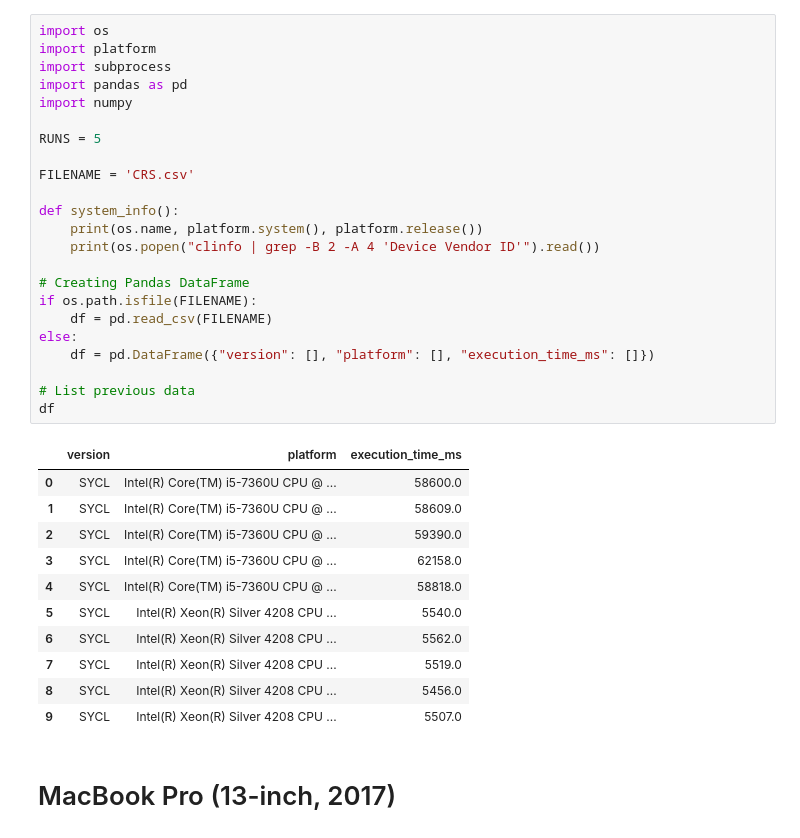
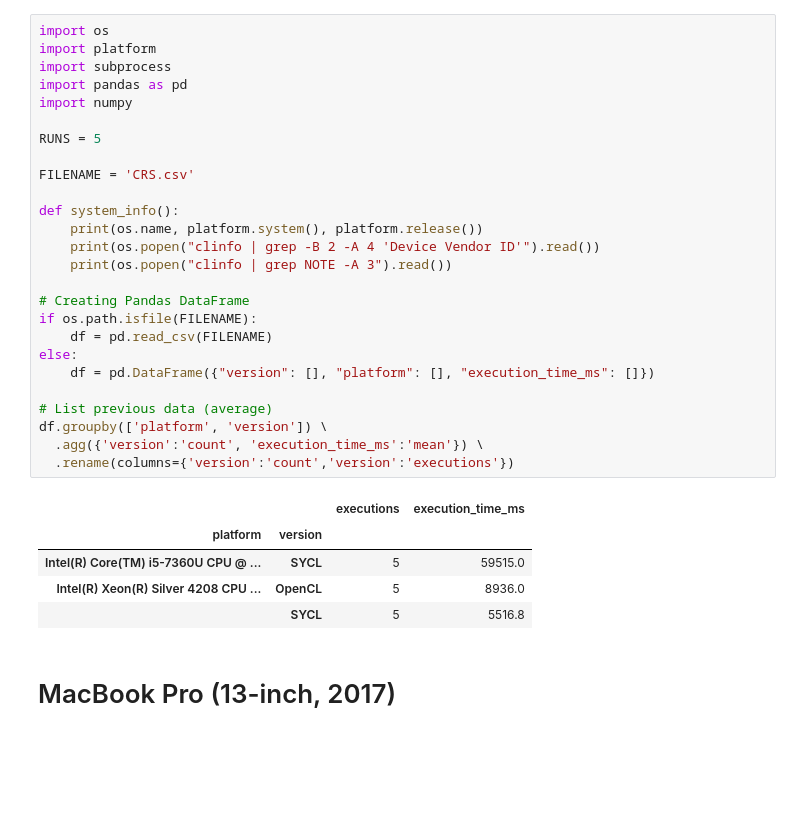
Before and after one commit to menotti/oil_gas_fpga, a Jupyter notebook: apps/CRS/CRS.ipynb, the cells around one changed output. Drawn from its saved outputs; the diff is of its cells as text; blank space fills up the shorter version.

```diff
--- a/apps/CRS/CRS.ipynb
+++ b/apps/CRS/CRS.ipynb
@@ -1,38 +1,35 @@
 # %%
 import os
 import platform
 import subprocess
 import pandas as pd
 import numpy
 
 RUNS = 5
 
 FILENAME = 'CRS.csv'
 
 def system_info():
     print(os.name, platform.system(), platform.release())
     print(os.popen("clinfo | grep -B 2 -A 4 'Device Vendor ID'").read())
+    print(os.popen("clinfo | grep NOTE -A 3").read())
 
 # Creating Pandas DataFrame
 if os.path.isfile(FILENAME):
     df = pd.read_csv(FILENAME)
 else:
     df = pd.DataFrame({"version": [], "platform": [], "execution_time_ms": []})
 
-# List previous data
-df
+# List previous data (average)
+df.groupby(['platform', 'version']) \
+  .agg({'version':'count', 'execution_time_ms':'mean'}) \
+  .rename(columns={'version':'count','version':'executions'})
 # %% [output]
-|  | version | platform | execution_time_ms |
-| 0 | SYCL | Intel(R) Core(TM) i5-7360U CPU @ ... | 58600.0 |
-| 1 | SYCL | Intel(R) Core(TM) i5-7360U CPU @ ... | 58609.0 |
-| 2 | SYCL | Intel(R) Core(TM) i5-7360U CPU @ ... | 59390.0 |
-| 3 | SYCL | Intel(R) Core(TM) i5-7360U CPU @ ... | 62158.0 |
-| 4 | SYCL | Intel(R) Core(TM) i5-7360U CPU @ ... | 58818.0 |
-| 5 | SYCL | Intel(R) Xeon(R) Silver 4208 CPU ... | 5540.0 |
-| 6 | SYCL | Intel(R) Xeon(R) Silver 4208 CPU ... | 5562.0 |
-| 7 | SYCL | Intel(R) Xeon(R) Silver 4208 CPU ... | 5519.0 |
-| 8 | SYCL | Intel(R) Xeon(R) Silver 4208 CPU ... | 5456.0 |
-| 9 | SYCL | Intel(R) Xeon(R) Silver 4208 CPU ... | 5507.0 |
+|  |  | executions | execution_time_ms |
+| platform | version |  |  |
+| Intel(R) Core(TM) i5-7360U CPU @ ... | SYCL | 5 | 59515.0 |
+| Intel(R) Xeon(R) Silver 4208 CPU ... | OpenCL | 5 | 8936.0 |
+|  | SYCL | 5 | 5516.8 |
 # %% [markdown]
 # MacBook Pro (13-inch, 2017)
 # %%
```
Also changed, not shown: parts of 4 cells of this notebook, 9 other files.
